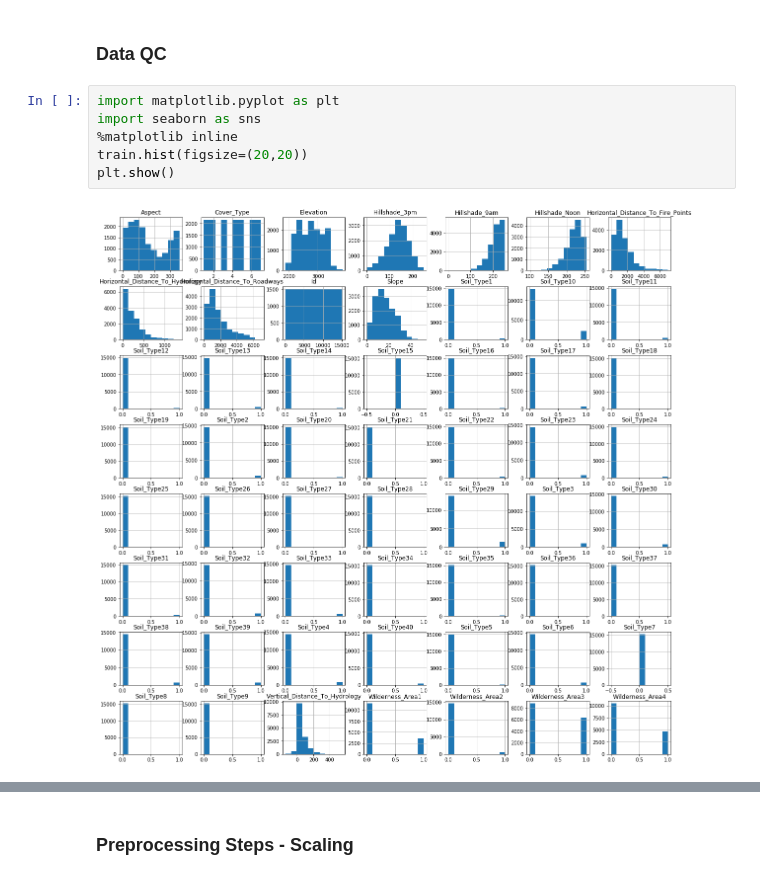
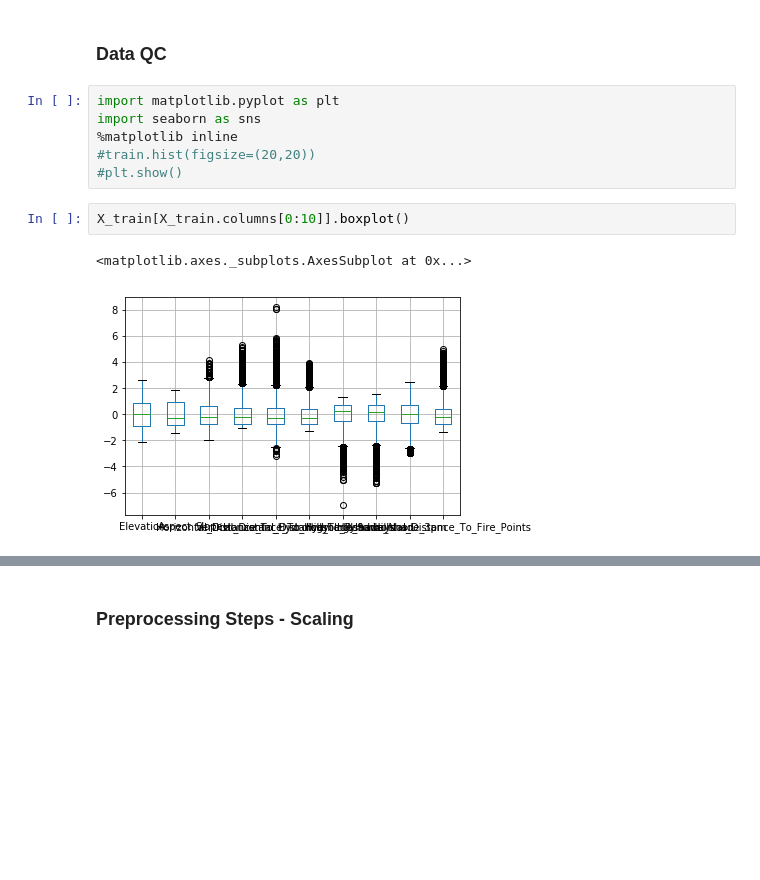
Before and after one commit to tinaprisma/dsc-mod-5-project-online-ds-sp-000, a Jupyter notebook: Kaggle Competition - Machine Learning Project.ipynb, the cells around one changed output, grey strips where cells are left out. Drawn from its saved outputs; the diff is of its cells as text; blank space fills up the shorter version.

```diff
--- a/Kaggle Competition - Machine Learning Project.ipynb
+++ b/Kaggle Competition - Machine Learning Project.ipynb
@@ -99,7 +50,10 @@ train.head()
 import matplotlib.pyplot as plt
 import seaborn as sns
 %matplotlib inline
-train.hist(figsize=(20,20))
-plt.show()
+#train.hist(figsize=(20,20))
+#plt.show()
-# %% [output]
-[figure, removed]
+# %%
+X_train[X_train.columns[0:10]].boxplot()
+# %% [output]
+<matplotlib.axes._subplots.AxesSubplot at 0x...>
+[figure, added]
```
Also changed, not shown: parts of 37 cells of this notebook.
